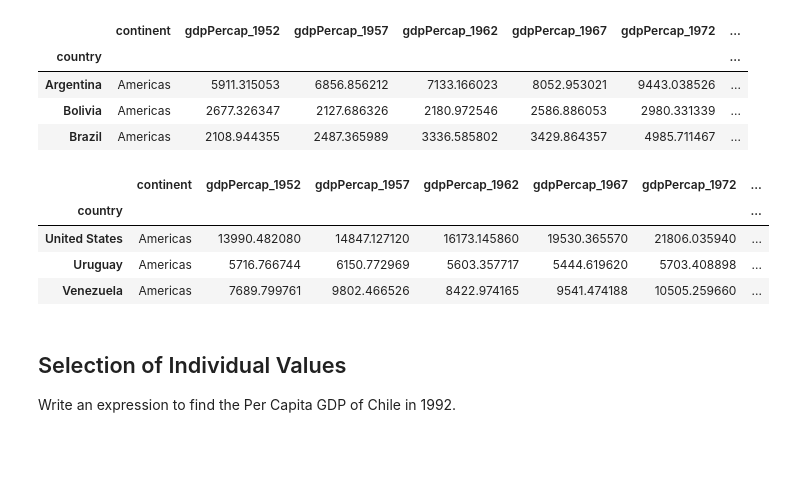
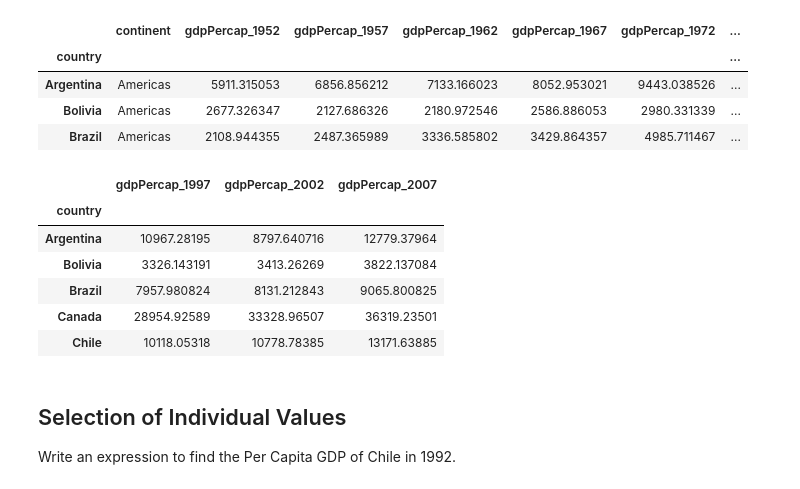
Before and after one commit to ankitajagdeep1/pandaspractice, a Jupyter notebook: assignment6.ipynb, the cells around one changed output. Saved outputs shown, nothing was run; the diff lists cells and outputs as text; code cells hidden in the pictures; blank space fills up the shorter version.

```diff
--- a/assignment6.ipynb
+++ b/assignment6.ipynb
@@ -46,15 +46,17 @@ americas.head(3)
 | Bolivia | Americas | 2677.326347 | 2127.686326 | 2180.972546 | 2586.886053 | 2980.331339 | ... |
 | Brazil | Americas | 2108.944355 | 2487.365989 | 3336.585802 | 3429.864357 | 4985.711467 | ... |
 # %%
-americas_flipped = americas.tail()
+americas_flipped = americas.transpose().tail(3).transpose()
 # %%
-americas_flipped.tail(3)
+americas_flipped.head()
 # %% [output]
-|  | continent | gdpPercap_1952 | gdpPercap_1957 | gdpPercap_1962 | gdpPercap_1967 | gdpPercap_1972 | ... |
-| country |  |  |  |  |  |  | ... |
-| United States | Americas | 13990.482080 | 14847.127120 | 16173.145860 | 19530.365570 | 21806.035940 | ... |
-| Uruguay | Americas | 5716.766744 | 6150.772969 | 5603.357717 | 5444.619620 | 5703.408898 | ... |
-| Venezuela | Americas | 7689.799761 | 9802.466526 | 8422.974165 | 9541.474188 | 10505.259660 | ... |
+|  | gdpPercap_1997 | gdpPercap_2002 | gdpPercap_2007 |
+| country |  |  |  |
+| Argentina | 10967.28195 | 8797.640716 | 12779.37964 |
+| Bolivia | 3326.143191 | 3413.26269 | 3822.137084 |
+| Brazil | 7957.980824 | 8131.212843 | 9065.800825 |
+| Canada | 28954.92589 | 33328.96507 | 36319.23501 |
+| Chile | 10118.05318 | 10778.78385 | 13171.63885 |
 # %% [markdown]
 ## Selection of Individual Values
 
```
Also changed, not shown: parts of 3 cells of this notebook, 1 other file.
